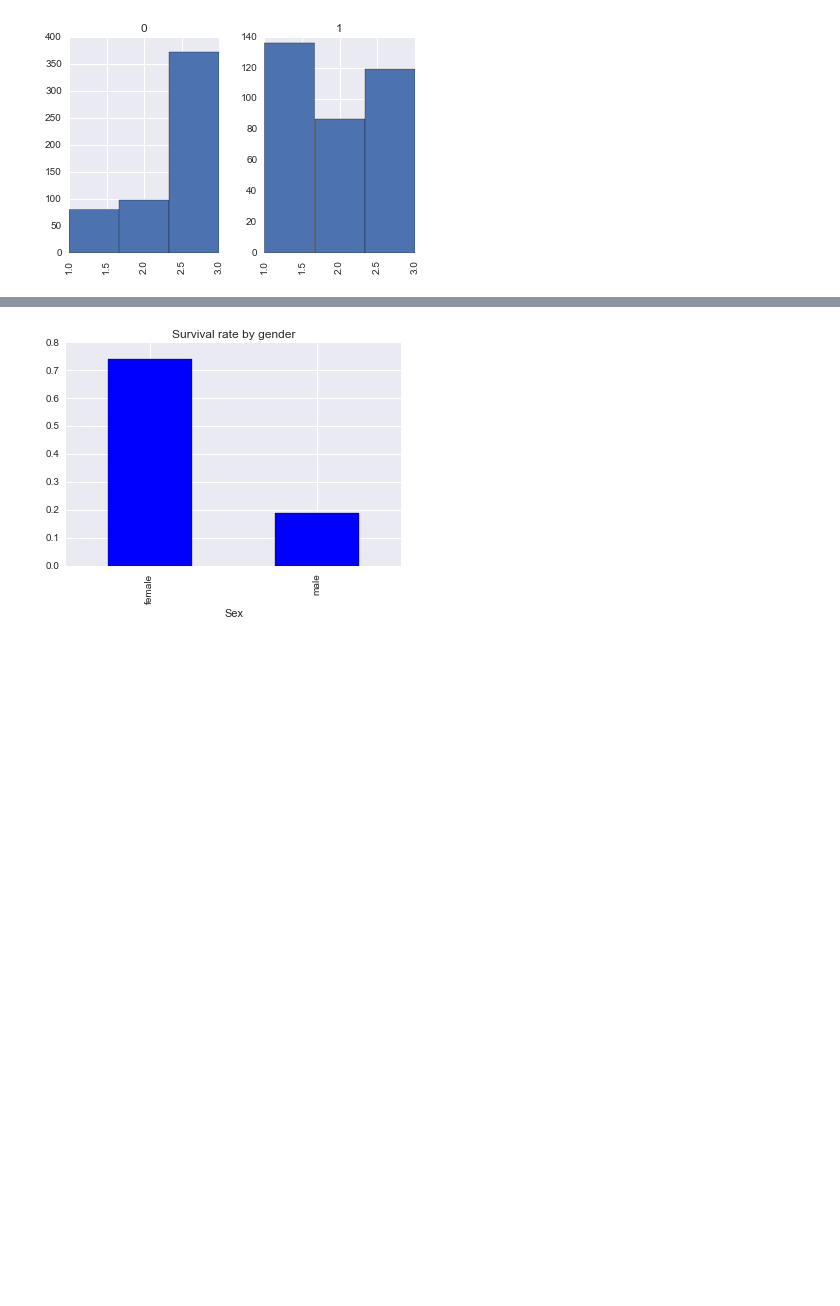
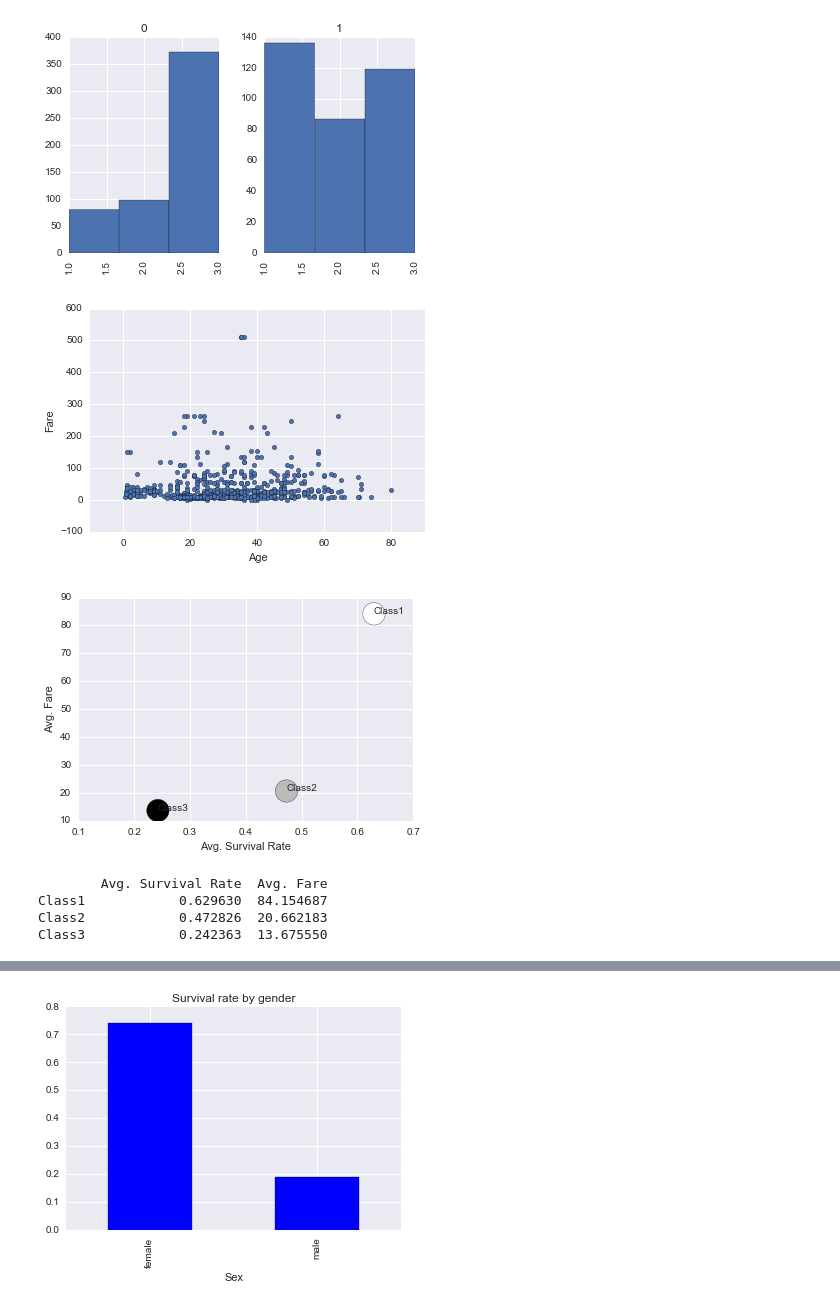
Before and after one commit to Ruyi-Chiang/IPND_stage5, a Jupyter notebook: Stage5_Titanic_Analysis.ipynb, the cells around one changed output, grey strips where cells are left out. Saved outputs shown, nothing was run; the diff lists cells and outputs as text; code cells hidden in the pictures; blank space fills up the shorter version.

```diff
--- a/Stage5_Titanic_Analysis.ipynb
+++ b/Stage5_Titanic_Analysis.ipynb
@@ -81,9 +123,7 @@ Name: Survived, dtype: float64
 # %%
 # Look into survival rate by class
-
-class_distribution = titanic_df.groupby('Pclass')['PassengerId'].count()
-class_survived = titanic_df.groupby('Pclass')['Survived'].sum()
-survived_rate_by_class = class_survived / class_distribution
+%matplotlib inline
+survival_rate_by_class = survival_rate_calculator(titanic_df, 'Pclass')
 
 plt.bar(survived_rate_by_class.index, survived_rate_by_class)
 plt.title('Survival Rate by Class')
@@ -106,5 +147,30 @@ print 'People stay in Lower Class(class3) are the majority of those who did not
 # %% [output]
 People stay in Lower Class(class3) are the majority of those who did not survive(Historgram title with "0")
 [figure]
+# %%
+%matplotlib inline
+titanic_df.corr()['Pclass']
+titanic_df.plot(kind='scatter', x= 'Age', y='Fare')
+plt.show()
+
+aver_fare_by_class = titanic_df.groupby('Pclass')['Fare'].mean()
+
+df_by_class = pd.concat([survived_rate_by_class, aver_fare_by_class], axis=1)
+df_by_class.columns = ['Avg. Survival Rate', 'Avg. Fare']
+df_by_class.index = ['Class1', 'Class2', 'Class3']
+fig, ax = plt.subplots()
+df_by_class.plot(kind='scatter', x= 'Avg. Survival Rate', y='Avg. Fare', marker='o', s= (500.5, 500.5, 500.5), ax=ax)
+for k, v in df_by_class.iterrows():
+    ax.annotate(k, v)
+plt.show()
+print df_by_class
+print ''
+# %% [output]
+[figure, added]
+[figure, added]
+        Avg. Survival Rate  Avg. Fare
+Class1            0.629630  84.154687
+Class2            0.472826  20.662183
+Class3            0.242363  13.675550
 # %%
 # Survival rate by age group
```
Also changed, not shown: parts of 11 cells of this notebook, 1 other file.
